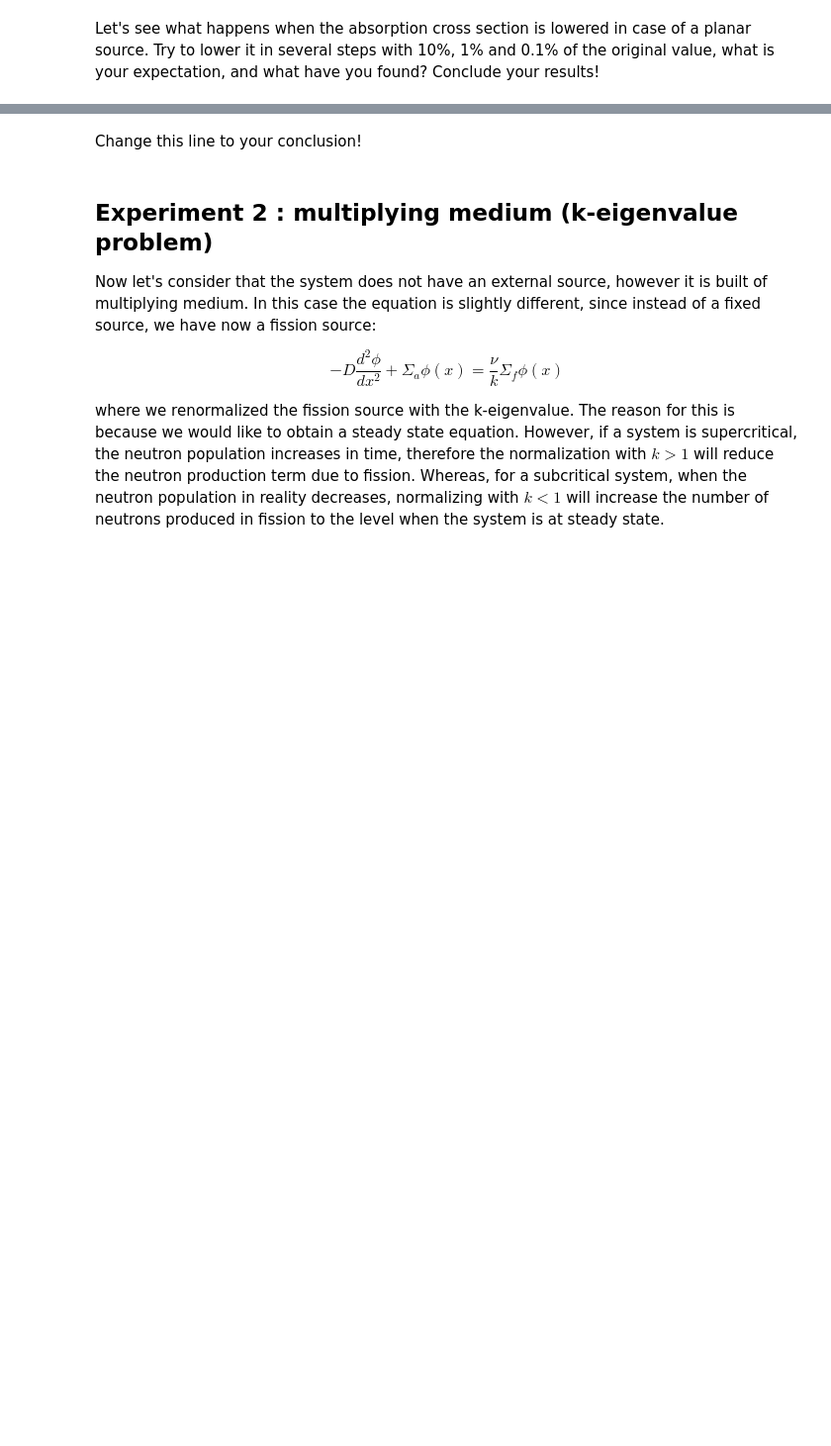
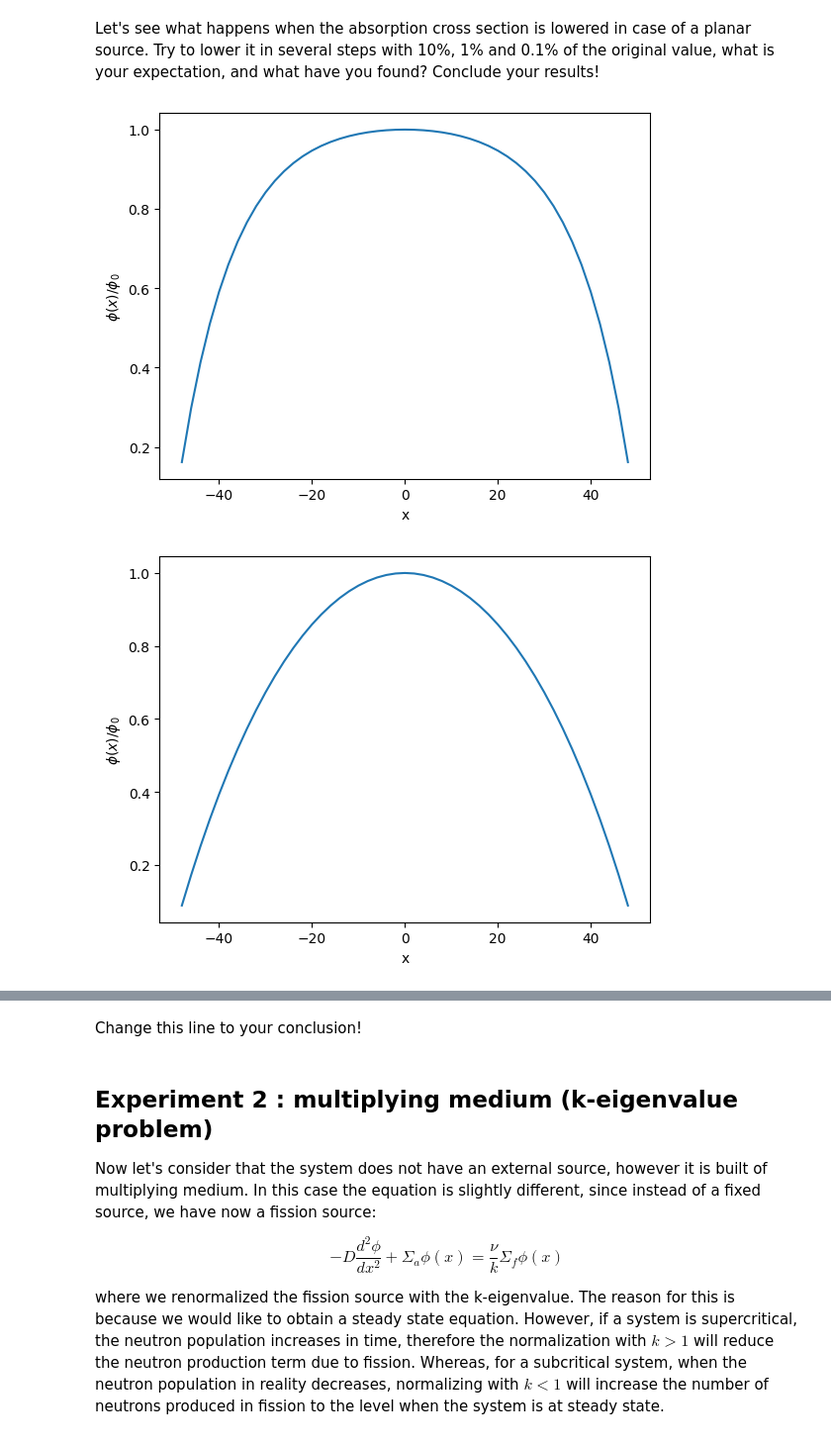
Before and after one commit to jeppeppej/RFP, a Jupyter notebook: Datalabs/Datalab07/7-NumericalDiffusion.ipynb, the cells around one changed output, grey strips where cells are left out. Shown at 99% size. Cells and saved outputs as stored; diff of their text form; code cells hidden in the pictures; blank space fills up the shorter version.

```diff
--- a/Datalabs/Datalab07/7-NumericalDiffusion.ipynb
+++ b/Datalabs/Datalab07/7-NumericalDiffusion.ipynb
@@ -177,0 +187,20 @@ Let's see what happens when the absorption cross section is lowered in case of a
+# %%
+Sigma_aOriginial = Sigma_a
+for percentage in [10,1,0.1]:
+    Sigma_a=Sigma_aOriginial*percentage/100
+
+    A=createA(Sigma_a,D,a,N)
+
+    S=np.ones(N-1)
+
+    #Solve for the flux
+    flux=np.linalg.solve(A,S)
+
+    plt.figure()
+    plt.plot(x[1:-1],flux/(np.max(flux)))
+    plt.xlabel('x')
+    plt.ylabel(r'$\phi(x)/\phi_0$')
+    plt.show()
+# %% [output]
+[figure, added]
+[figure, added]
```
Also changed, not shown: parts of 17 cells of this notebook.
